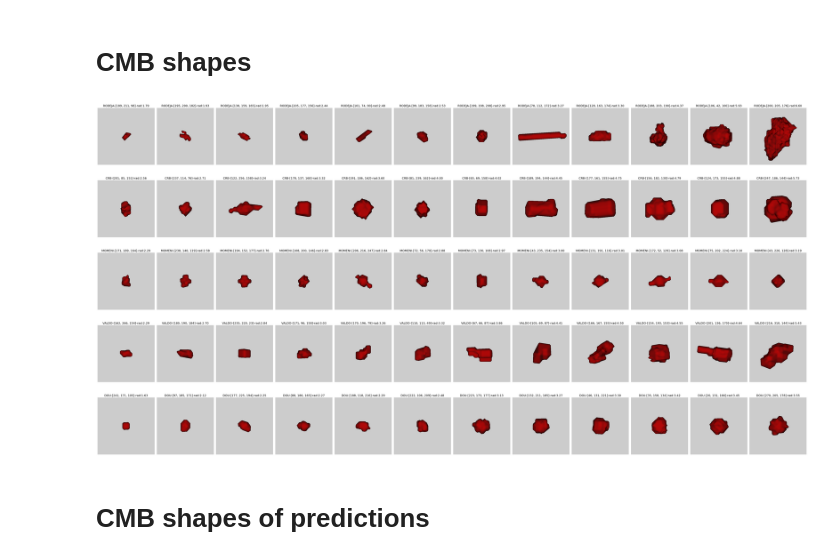
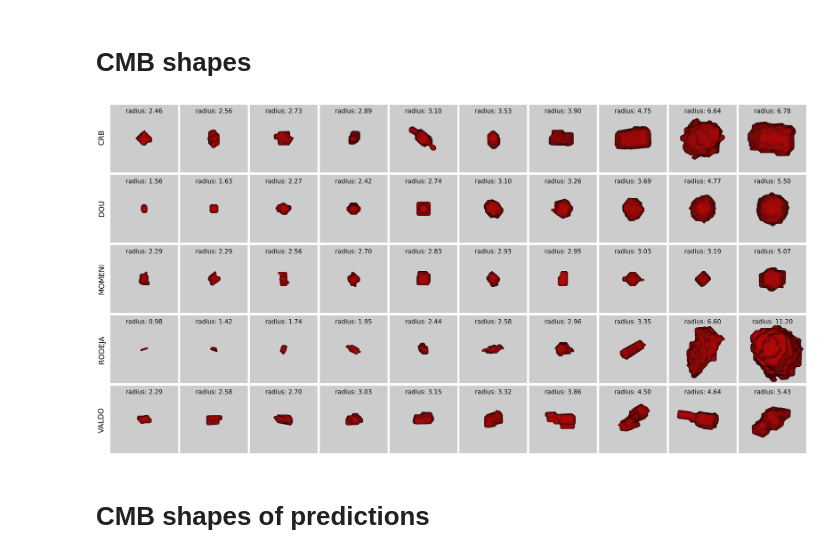
Before and after one commit to jorgedelpozolerida/MicrobleedNet, a Jupyter notebook: notebooks/analysis/CMB_overview.ipynb, the cells around one changed output. Saved outputs shown, nothing was run; the diff lists cells and outputs as text; code cells hidden in the pictures.

```diff
--- a/notebooks/analysis/CMB_overview.ipynb
+++ b/notebooks/analysis/CMB_overview.ipynb
@@ -298,12 +335,13 @@ outdf
 import os
 import matplotlib.pyplot as plt
 import numpy as np
+import random
 
-SAMPLE_SIZE = 12
+SAMPLE_SIZE = 10
 random.seed(42)
 
 # Define the directory where the images are stored
-image_dir = "/home/cerebriu/data/RESEARCH/MicrobleedNet/data-misc/img/cmb_3d/GT/"
+image_dir = "/home/cerebriu/data/MScthesis_data/cmb_3d/GT"
 # Collect all PNG image files in the directory
 image_files = [file for file in os.listdir(image_dir) if file.endswith(".png")]
 
@@ -319,46 +357,57 @@ for image_file in image_files:
     dataset = subject.split("-")[0]
 
     # Group images by dataset and include radius for sorting
     if dataset not in dataset_images:
         dataset_images[dataset] = []
     dataset_images[dataset].append((subject, image_file, radius, cmb))
 
 # Ensure a variety of radii sizes for each dataset
 for dataset in dataset_images:
     dataset_images[dataset] = sorted(dataset_images[dataset], key=lambda x: x[2])
     radii = np.array([x[2] for x in dataset_images[dataset]])
-    # Get unique radii and corresponding indices
-    unique_radii, indices = np.unique(radii, return_index=True)
-    # Sample unique radii to make sure we have a variety
-    sampled_indices = np.random.choice(indices, min(SAMPLE_SIZE, len(indices)), replace=False)
-    dataset_images[dataset] = [dataset_images[dataset][index] for index in sorted(sampled_indices)]
+    if len(radii) > SAMPLE_SIZE:
+        # Find indices for smallest and largest radii
+        smallest_idx = 0
+        largest_idx = len(radii) - 1
+        # Distribute remaining slots uniformly
+        middle_indices = np.linspace(smallest_idx + 1, largest_idx - 1, SAMPLE_SIZE - 2, dtype=int)
+        sampled_indices = [smallest_idx, *middle_indices, largest_idx]
+    else:
+        sampled_indices = range(len(radii))  # Use all available indices if fewer than SAMPLE_SIZE
+    dataset_images[dataset] = [dataset_images[dataset][index] for index in sampled_indices]
+
+# Sort datasets alphabetically
+sorted_datasets = sorted(dataset_images.items(), key=lambda x: x[0])
 
 # Determine the number of datasets and the subplot grid size
 num_datasets = len(dataset_images)
 num_plots_per_row = min(SAMPLE_SIZE, max(len(images) for images in dataset_images.values()))  # At most 12 images per dataset
 
 # Create a figure with subplots
-fig, axs = plt.subplots(num_datasets, num_plots_per_row, figsize=(4 * num_plots_per_row, 5 * num_datasets), squeeze=False)
+fig, axs = plt.subplots(num_datasets, num_plots_per_row, figsize=(4 * num_plots_per_row, 4 * num_datasets), squeeze=False)
+
+# Adjust space between rows
+plt.subplots_adjust(hspace=0.5)  # Adjust horizontal space
 
 # Plot images for each dataset
-for row, (dataset, images) in enumerate(dataset_images.items()):
+for row, (dataset, images) in enumerate(sorted_datasets):
+    axs[row, 0].set_ylabel(dataset, fontsize=14, rotation=0, labelpad=30)  # Set dataset name as y-axis label for each row
     selected_images = images[:num_plots_per_row]  # Select up to 12 images based on sorted order
     for col, (subject, image_file, radius, cmb) in enumerate(selected_images):
         image_path = os.path.join(image_dir, image_file)
         image = plt.imread(image_path)
 
         axs[row, col].imshow(image)
-        dataset_name = subject.split("-")[0]
-        axs[row, col].set_title(f"{dataset}-{cmb}-rad:{radius:.2f}", fontsize=14)
-
         axs[row, col].axis("off")  # Hide axes for individual plots
+        # Place text at the top inside the plot
+        axs[row, col].text(0.5, 0.95, f"radius: {radius:.2f}", fontsize=25, color='black', ha='center', va='top', transform=axs[row, col].transAxes)
+    fig.text(0.001, 1 - row / num_datasets - 0.1, dataset, va='center', ha='right', rotation='vertical', fontsize=30)
 
 plt.tight_layout()
-plt.savefig("../../data-misc/img/CMB_3D_GT_by_dataset.png")
-
+plt.savefig("../../data-misc/img/CMB_3D_GT_by_dataset.png", bbox_inches='tight')  # Adjust bounding box to include all content
 plt.show()
 # %% [output]
-[figure, old version]
+[figure, new version]
 # %% [markdown]
 # CMB shapes of predictions
 # %%
```
Also changed, not shown: parts of 2 cells of this notebook.
